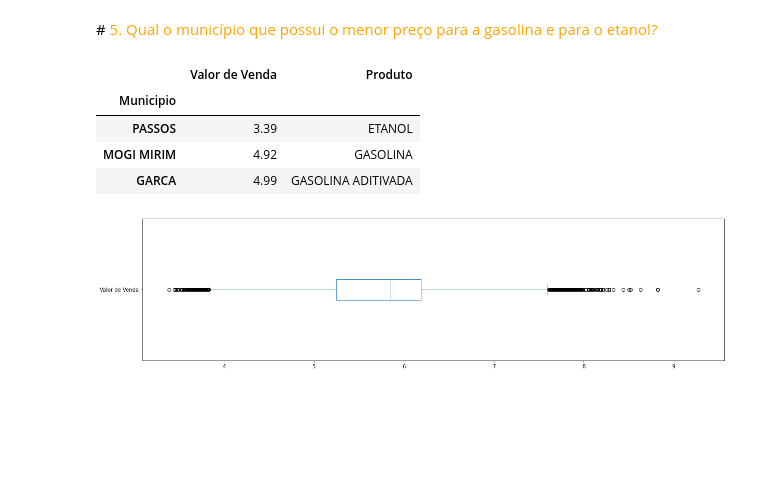
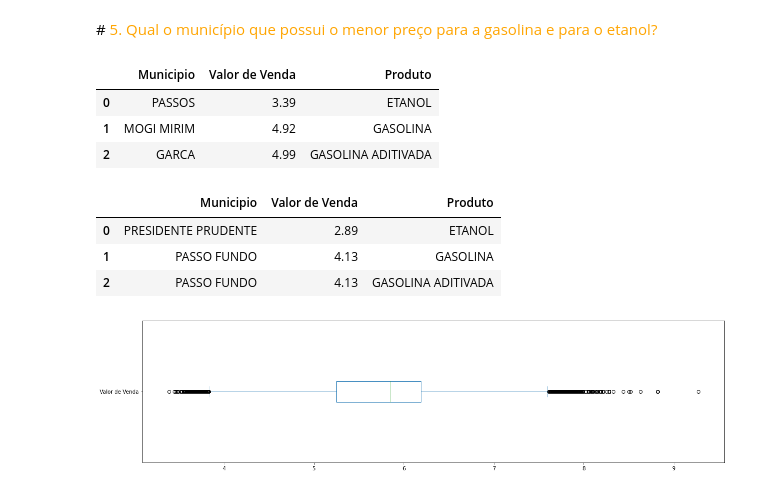
Before and after one commit to joaorosa2/analise_combustiveis_brasil, a Jupyter notebook: ProjetoM4.ipynb, the cells around one changed output. Drawn from its saved outputs; the diff is of its cells as text; code cells hidden in the pictures; blank space fills up the shorter version.

Commit message:
Respondendo perguntas e dando reset_index necessários

```diff
--- a/ProjetoM4.ipynb
+++ b/ProjetoM4.ipynb
@@ -189,27 +230,50 @@ dfagosto
 81 rows × 1 columns
 # %% [markdown]
 #<font color = orange> 5. Qual o município que possui o menor preço para a gasolina e para o etanol?
+# %%
+minimaPorMunicipioJulho = tabelaJulho.groupby(['Produto','Municipio'])[['Valor de Venda']].min()
+
+
+
+
+minEtanol = minimaPorMunicipioJulho.loc['ETANOL'].sort_values(by='Valor de Venda',ascending = True).head(1)
+minEtanol['Produto'] = 'ETANOL'
+
+minGasolina = minimaPorMunicipioJulho.loc['GASOLINA'].sort_values(by='Valor de Venda',ascending = True).head(1)
+minGasolina['Produto'] = 'GASOLINA'
+
+minAditivada = minimaPorMunicipioJulho.loc['GASOLINA ADITIVADA'].sort_values(by='Valor de Venda',ascending = True).head(1)
+minAditivada['Produto'] = 'GASOLINA ADITIVADA'
+
+concatMins = pd.concat([minEtanol,minGasolina,minAditivada]).reset_index()
+concatMins
+# %% [output]
+|  | Municipio | Valor de Venda | Produto |
+| 0 | PASSOS | 3.39 | ETANOL |
+| 1 | MOGI MIRIM | 4.92 | GASOLINA |
+| 2 | GARCA | 4.99 | GASOLINA ADITIVADA |
 # %%
-minimaPorMunicipio = tabelaJulho.groupby(['Produto','Municipio'])[['Valor de Venda']].min()
+minimaPorMunicipio = tabelaAgosto.groupby(['Produto','Municipio'])[['Valor de Venda']].min()
 
 
 
 
 minEtanol = minimaPorMunicipio.loc['ETANOL'].sort_values(by='Valor de Venda',ascending = True).head(1)
 minEtanol['Produto'] = 'ETANOL'
+
 minGasolina = minimaPorMunicipio.loc['GASOLINA'].sort_values(by='Valor de Venda',ascending = True).head(1)
 minGasolina['Produto'] = 'GASOLINA'
+
 minAditivada = minimaPorMunicipio.loc['GASOLINA ADITIVADA'].sort_values(by='Valor de Venda',ascending = True).head(1)
 minAditivada['Produto'] = 'GASOLINA ADITIVADA'
 
-concatMins = pd.concat([minEtanol,minGasolina,minAditivada])
+concatMins = pd.concat([minEtanol,minGasolina,minAditivada]).reset_index()
 concatMins
 # %% [output]
-|  | Valor de Venda | Produto |
-| Municipio |  |  |
-| PASSOS | 3.39 | ETANOL |
-| MOGI MIRIM | 4.92 | GASOLINA |
-| GARCA | 4.99 | GASOLINA ADITIVADA |
+|  | Municipio | Valor de Venda | Produto |
+| 0 | PRESIDENTE PRUDENTE | 2.89 | ETANOL |
+| 1 | PASSO FUNDO | 4.13 | GASOLINA |
+| 2 | PASSO FUNDO | 4.13 | GASOLINA ADITIVADA |
 # %%
 tabelaJulho['Valor de Venda'].plot.box(vert= False, figsize=(20,5));
 # %% [output]
```
Also changed, not shown: parts of 5 cells of this notebook.
